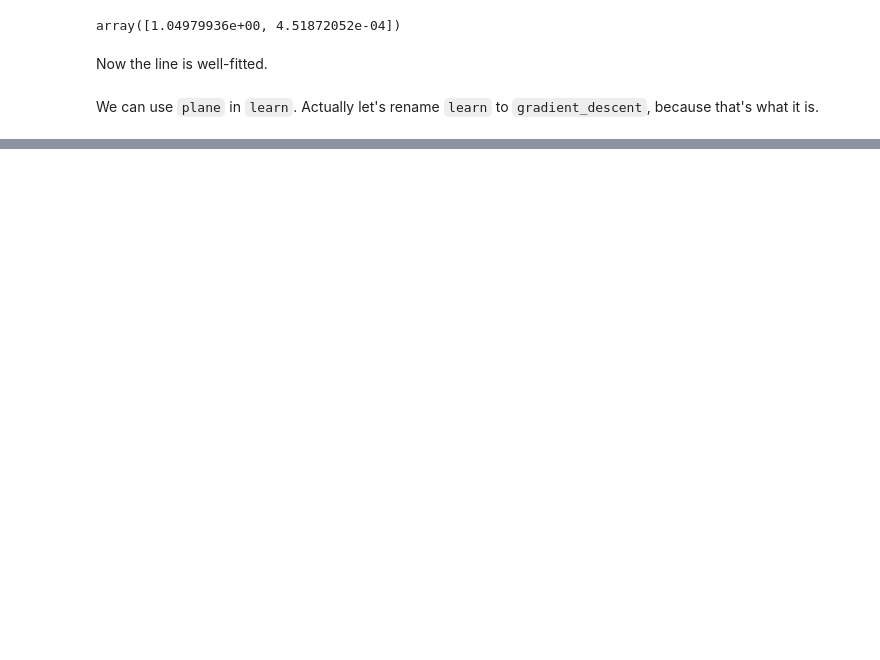
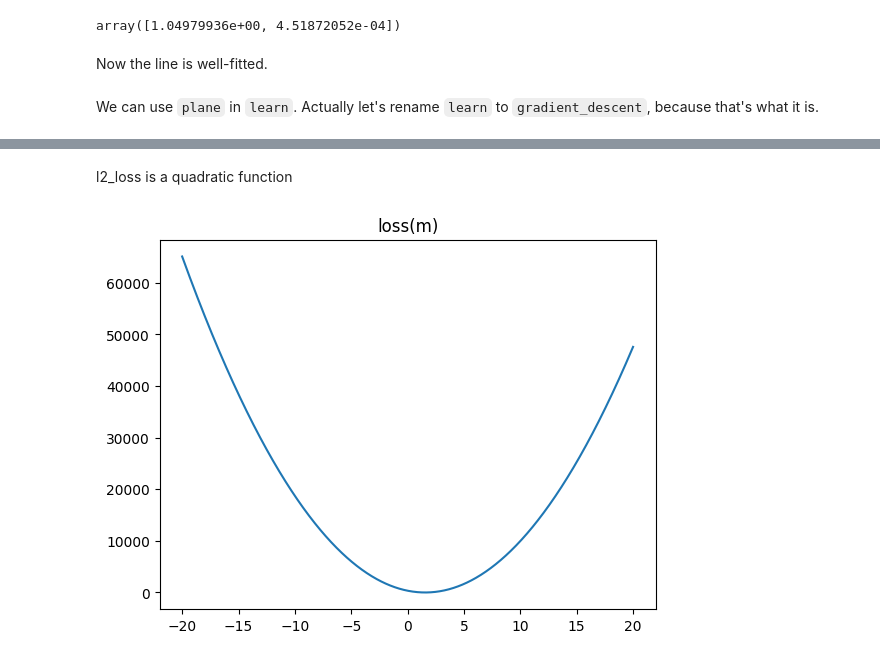
Before and after one commit to alexandershov/little-learner, a Jupyter notebook: little_learner.ipynb, the cells around one changed output, grey strips where cells are left out. Saved outputs shown, nothing was run; the diff lists cells and outputs as text; code cells hidden in the pictures; blank space fills up the shorter version.

```diff
--- a/little_learner.ipynb
+++ b/little_learner.ipynb
@@ -121,0 +149,6 @@ line_plot(line_xs, line_ys, learned_params)
+# %% [markdown]
+l2_loss is a quadratic function
+# %%
+build_loss_plot(line, np.arange(0, 8), np.arange(0, 8) * 1.5 + 0.32)
+# %% [output]
+[figure, added]
```
Also changed, not shown: parts of 10 cells of this notebook.
